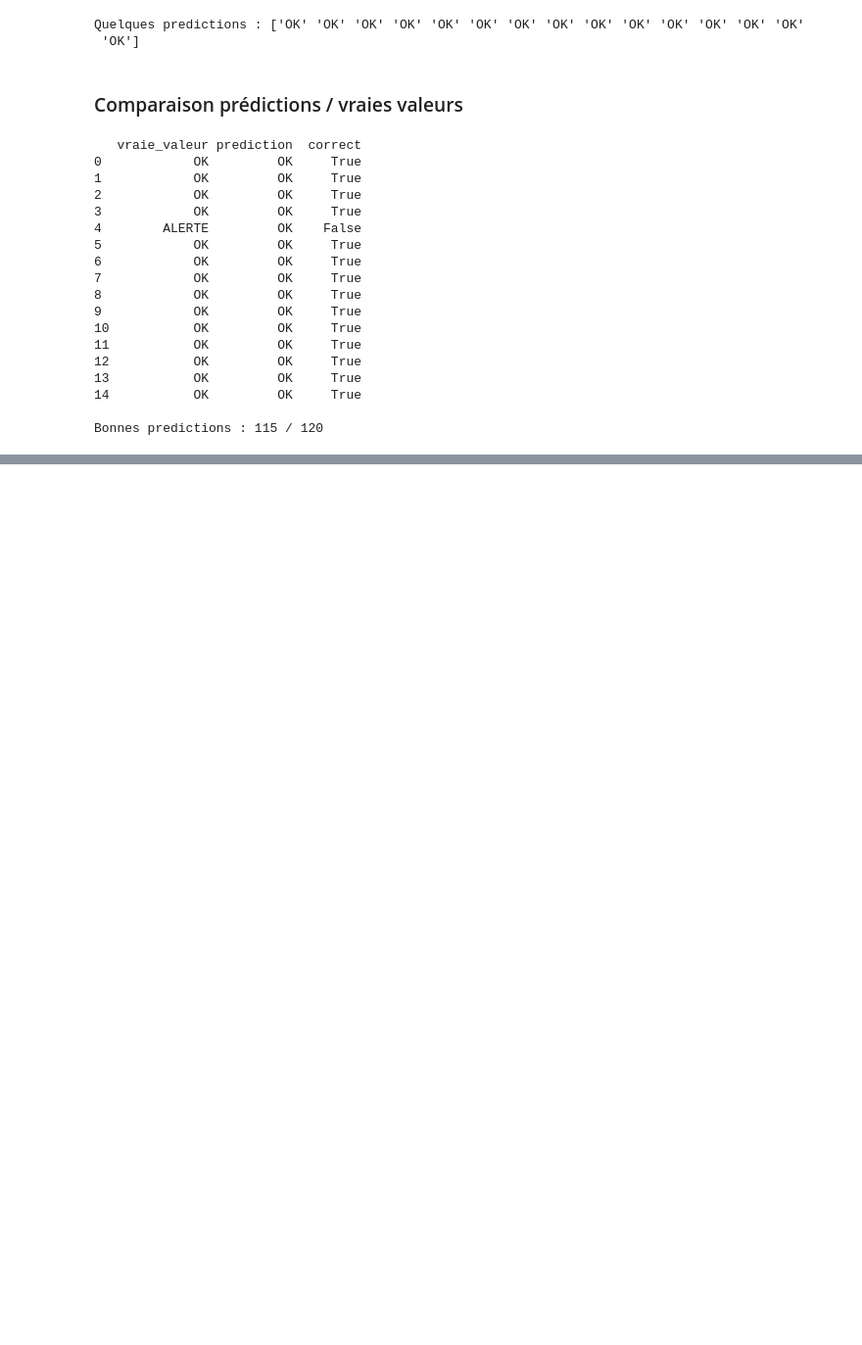
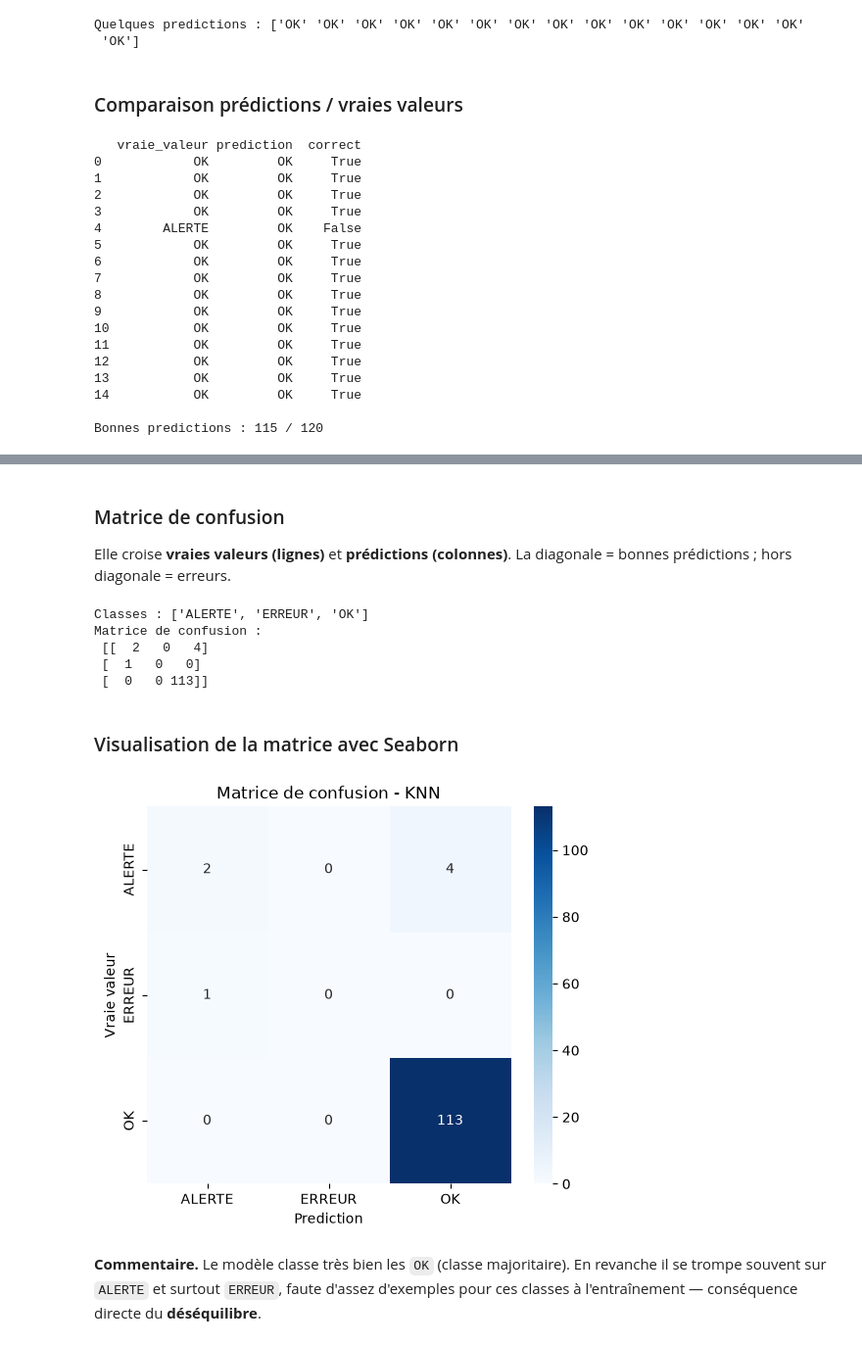
Before and after one commit to khadija470/atelier_scikit-learn_iot, a Jupyter notebook: notebooks/atelier_scikit-learn_iot.ipynb, the cells around one changed output, grey strips where cells are left out. Shown at 98% size. Drawn from its saved outputs; the diff is of its cells as text; code cells hidden in the pictures; blank space fills up the shorter version.

```diff
--- a/notebooks/atelier_scikit-learn_iot.ipynb
+++ b/notebooks/atelier_scikit-learn_iot.ipynb
@@ -266,0 +280,31 @@ Bonnes predictions : 115 / 120
+# %% [markdown]
+### Matrice de confusion
+
+Elle croise **vraies valeurs (lignes)** et **prédictions (colonnes)**. La diagonale = bonnes prédictions ; hors diagonale = erreurs.
+# %%
+from sklearn.metrics import confusion_matrix, ConfusionMatrixDisplay
+
+classes = sorted(y.unique())               # ['ALERTE', 'ERREUR', 'OK']
+cm = confusion_matrix(y_test, y_pred, labels=classes)
+print("Classes :", classes)
+print("Matrice de confusion :\n", cm)
+# %% [output]
+Classes : ['ALERTE', 'ERREUR', 'OK']
+Matrice de confusion :
+ [[  2   0   4]
+ [  1   0   0]
+ [  0   0 113]]
+# %% [markdown]
+### Visualisation de la matrice avec Seaborn
+# %%
+plt.figure(figsize=(6, 5))
+sns.heatmap(cm, annot=True, fmt="d", cmap="Blues",
+            xticklabels=classes, yticklabels=classes)
+plt.xlabel("Prediction")
+plt.ylabel("Vraie valeur")
+plt.title("Matrice de confusion - KNN")
+plt.show()
+# %% [output]
+[figure, added]
+# %% [markdown]
+**Commentaire.** Le modèle classe très bien les `OK` (classe majoritaire). En revanche il se trompe souvent sur `ALERTE` et surtout `ERREUR`, faute d'assez d'exemples pour ces classes à l'entraînement — conséquence directe du **déséquilibre**.
```
Also changed, not shown: parts of 10 cells of this notebook, 2 other files.
